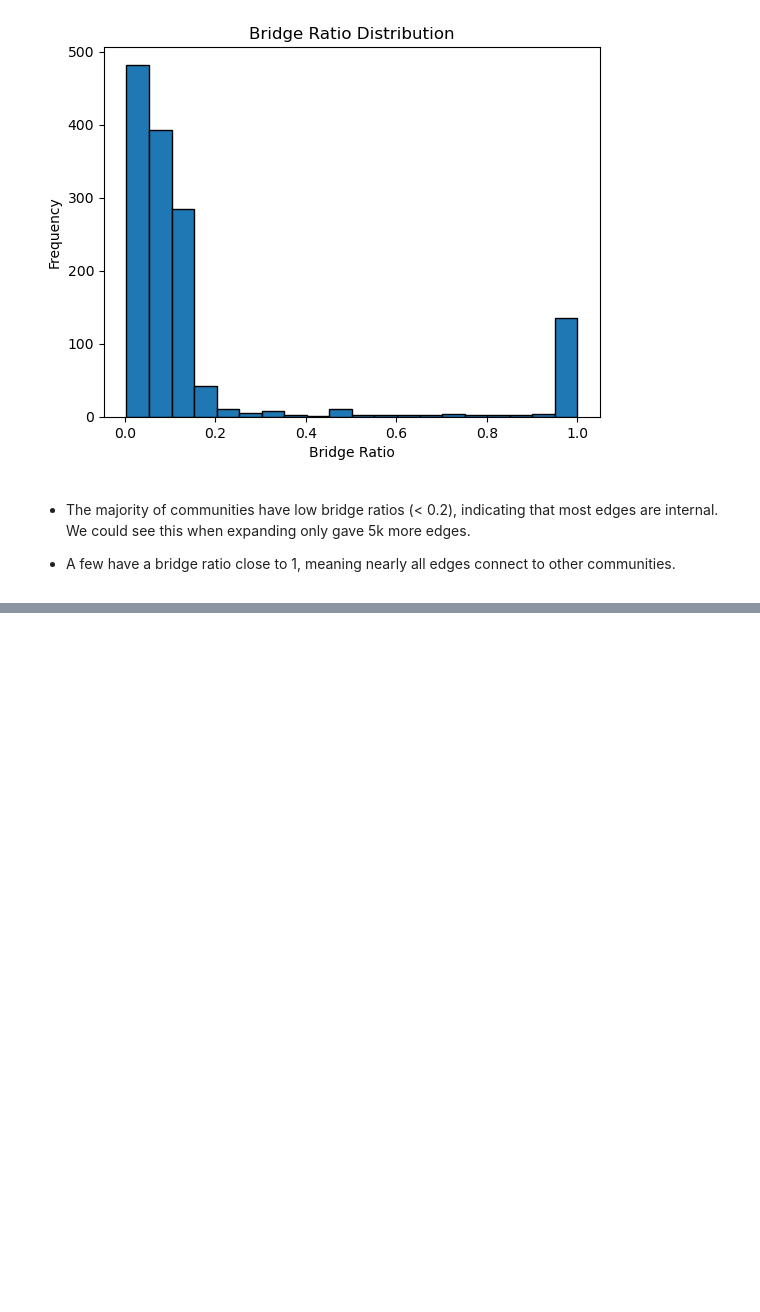
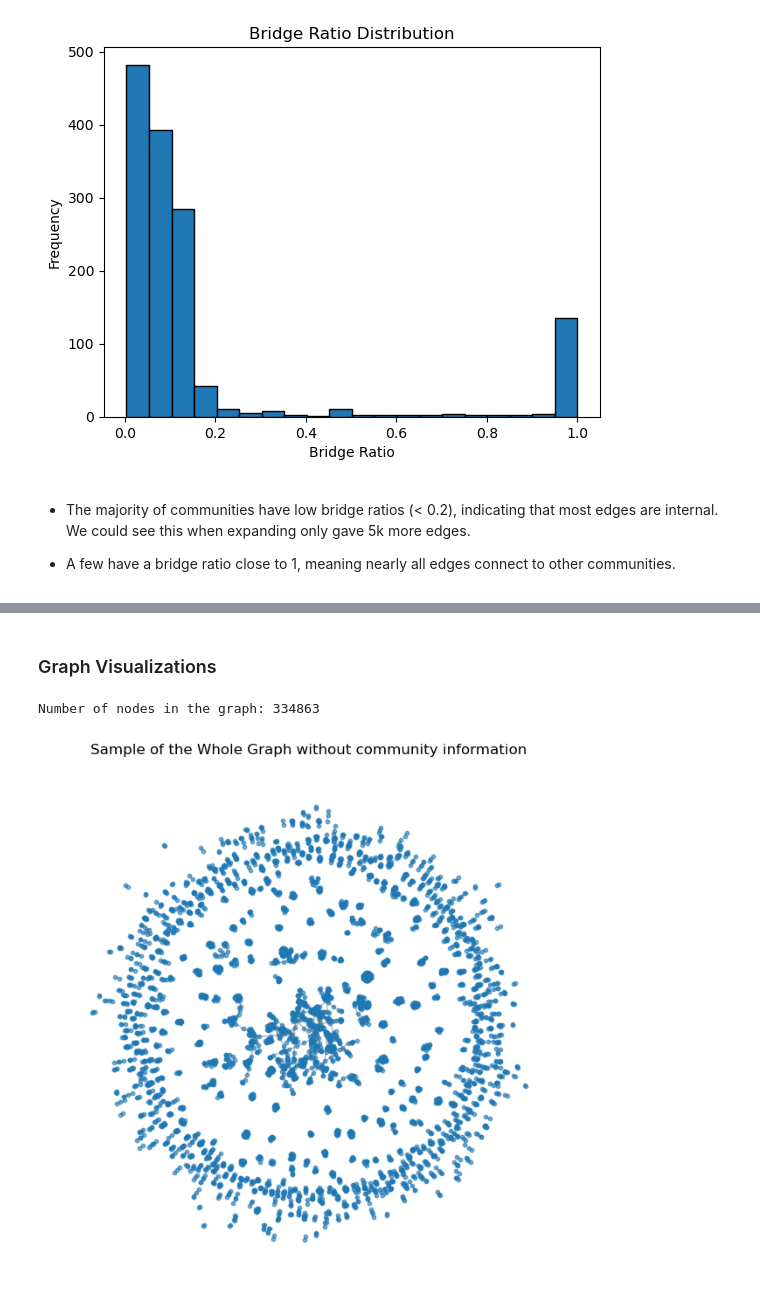
Before and after one commit to manavrm/co-purchase-prediction, a Jupyter notebook: data_exploration.ipynb, the cells around one changed output, grey strips where cells are left out. Drawn from its saved outputs; the diff is of its cells as text; code cells hidden in the pictures; blank space fills up the shorter version.

```diff
--- a/data_exploration.ipynb
+++ b/data_exploration.ipynb
@@ -146,13 +149,14 @@ These statistics confirm that the Amazon co-purchase graph exhibits **small-worl
 # %%
 filepath = "data/raw/com-amazon.all.dedup.cmty.txt.gz"
 all_cmty_nodes = set()
-with gzip.open(filepath, 'rt') as f:
+with gzip.open(filepath, "rt") as f:
     line_count = sum(1 for _ in f)
 
 print(f"Total communities in file: {line_count}")
 
-with gzip.open(filepath, 'rt') as f:
-    for i in range(10):
+# Viewing sample records in file
+with gzip.open(filepath, "rt") as f:
+    for i in range(5):
         line = f.readline()
         print(f"Line {i}: '{line.strip()}'")
 # %% [output]
@@ -417,0 +505,25 @@ bridge_ratio_plot(top_k_community_expanded_graph, top_k_community_expanded_map)
+# %% [markdown]
+### Graph Visualizations
+# %%
+print(f"Number of nodes in the graph: {graph.number_of_nodes()}")
+nodes_sampled = list(graph.nodes)[:5000]
+G_sample = graph.subgraph(nodes_sampled)
+pos = nx.spring_layout(G_sample, seed=42)
+
+plt.figure(figsize=(6, 6))
+nx.draw(
+    G_sample,
+    pos=pos,
+    node_size=10,
+    cmap=plt.cm.tab20,
+    with_labels=False,
+    edge_color="gray",
+    alpha=0.6,
+)
+
+plt.title("Sample of the Whole Graph without community information")
+plt.axis("off")
+plt.show()
+# %% [output]
+Number of nodes in the graph: 334863
+[figure, added]
```
Also changed, not shown: parts of 37 cells of this notebook, 2 other files.
